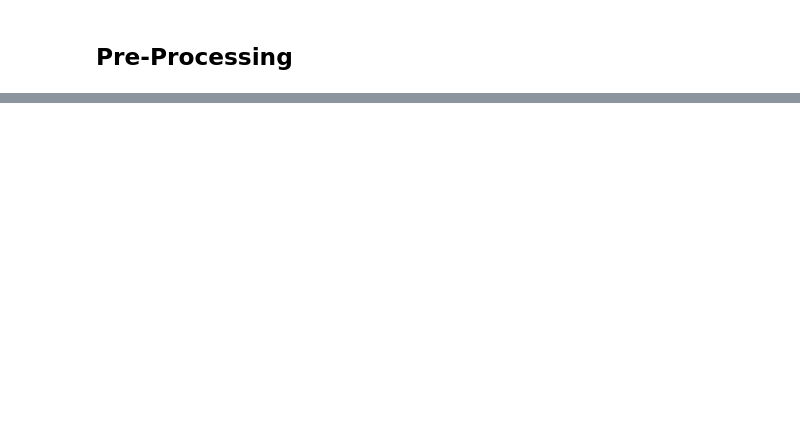
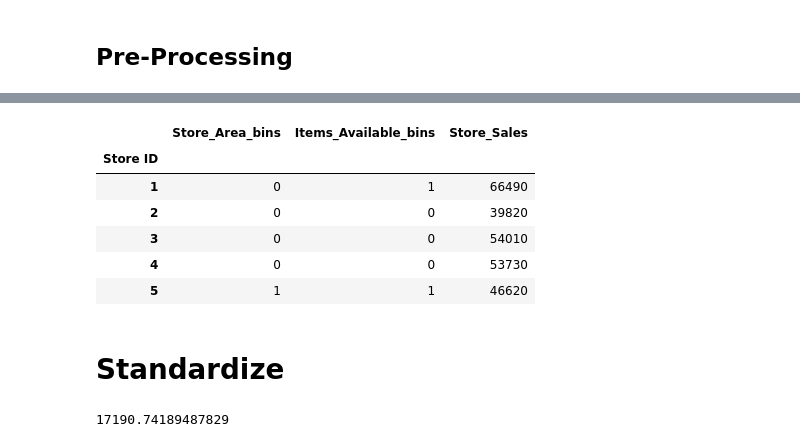
Before and after one commit to rafajovelho/Projeto1-Supermarket-Branches-Sales, a Jupyter notebook: SuperMarket_Project.ipynb, the cells around one changed output, grey strips where cells are left out. Drawn from its saved outputs; the diff is of its cells as text; code cells hidden in the pictures; blank space fills up the shorter version.

```diff
--- a/SuperMarket_Project.ipynb
+++ b/SuperMarket_Project.ipynb
@@ -421,0 +515,18 @@ df_eng.head()
+# %%
+df_bins.Items_Available_bins = le.transform(df_bins.Items_Available_bins)
+# %%
+df_bins.head()
+# %% [output]
+|  | Store_Area_bins | Items_Available_bins | Store_Sales |
+| Store ID |  |  |  |
+| 1 | 0 | 1 | 66490 |
+| 2 | 0 | 0 | 39820 |
+| 3 | 0 | 0 | 54010 |
+| 4 | 0 | 0 | 53730 |
+| 5 | 1 | 1 | 46620 |
+# %% [markdown]
+# Standardize
+# %%
+df_bins.Store_Sales.std()
+# %% [output]
+17190.74189487829
```
Also changed, not shown: parts of 35 cells of this notebook.
